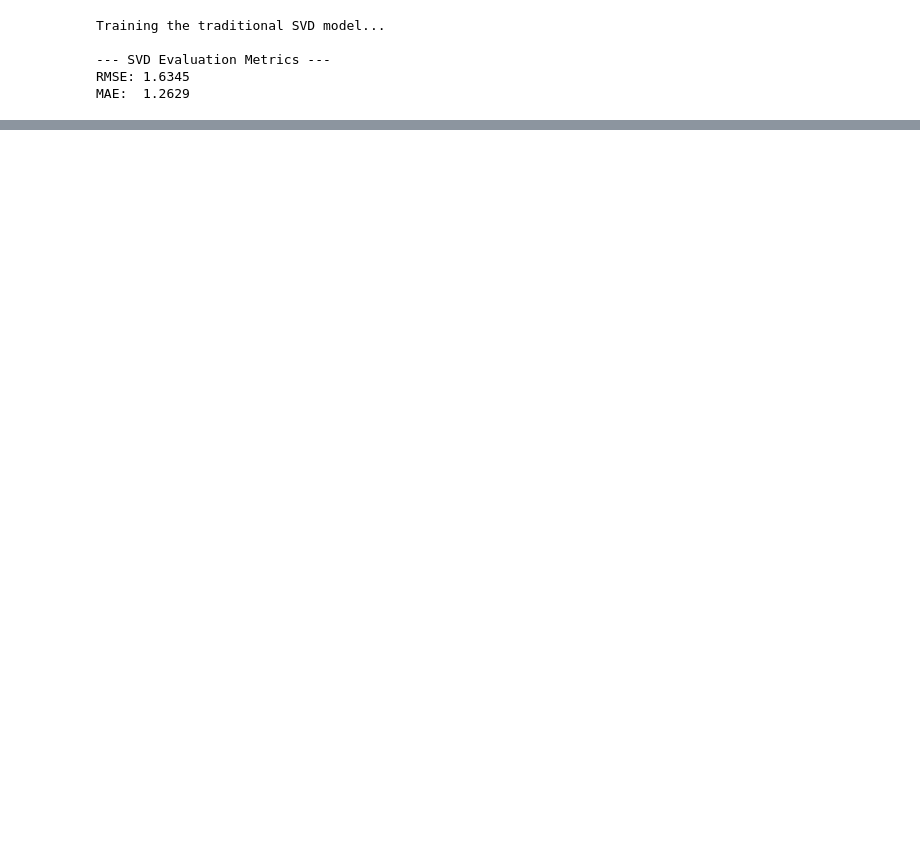
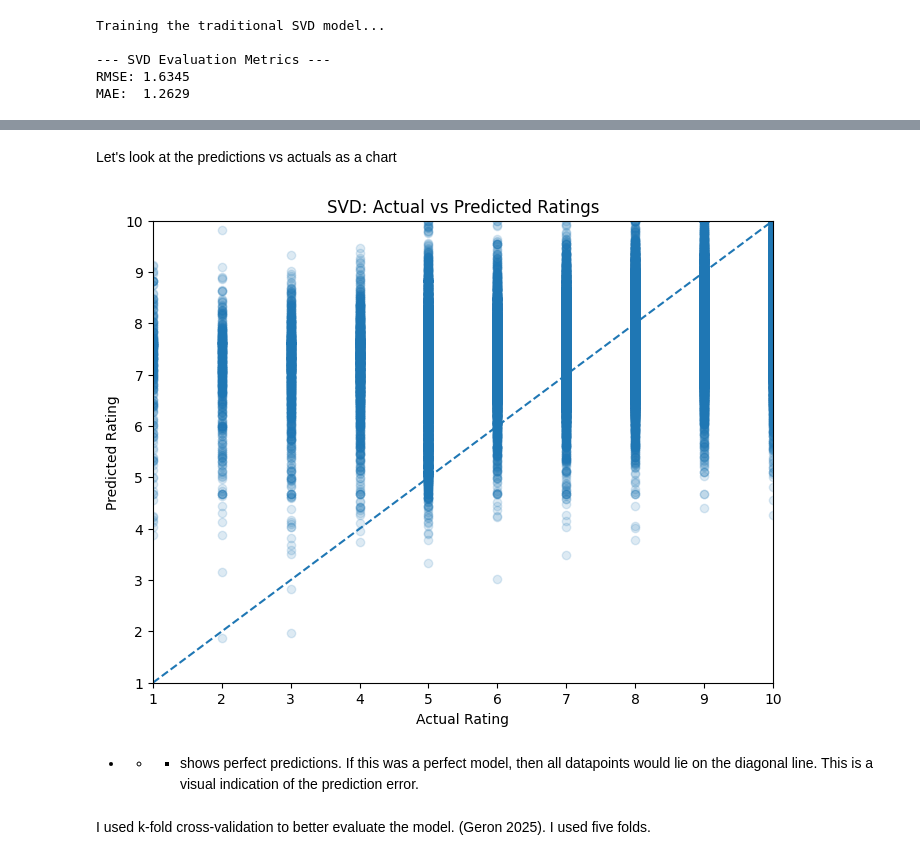
Before and after one commit to Sosswood/Machine-Learning, a Jupyter notebook: Individual_Project_Book_Crossing.ipynb, the cells around one changed output, grey strips where cells are left out. Cells and saved outputs as stored; diff of their text form; code cells hidden in the pictures; blank space fills up the shorter version.

```diff
--- a/Individual_Project_Book_Crossing.ipynb
+++ b/Individual_Project_Book_Crossing.ipynb
@@ -651,0 +714,32 @@ MAE:  1.2629
+# %% [markdown]
+Let's look at the predictions vs actuals as a chart
+# %%
+import matplotlib.pyplot as plt
+
+plt.figure(figsize=(8, 6))
+
+plt.scatter(
+    prediction_df["Actual"],
+    prediction_df["Predicted"],
+    alpha=0.15
+)
+
+plt.plot(
+    [1, 10],
+    [1, 10],
+    linestyle="--"
+)
+
+plt.xlabel("Actual Rating")
+plt.ylabel("Predicted Rating")
+plt.title("SVD: Actual vs Predicted Ratings")
+plt.xlim(1, 10)
+plt.ylim(1, 10)
+
+plt.show()
+# %% [output]
+[figure, added]
+# %% [markdown]
+- - - shows perfect predictions.  If this was a perfect model, then all datapoints would lie on the diagonal line.  This is a visual indication of the prediction error.
+# %% [markdown]
+I used k-fold cross-validation to better evaluate the model. (Geron 2025).  I used five folds.
```
Also changed, not shown: parts of 58 cells of this notebook.
